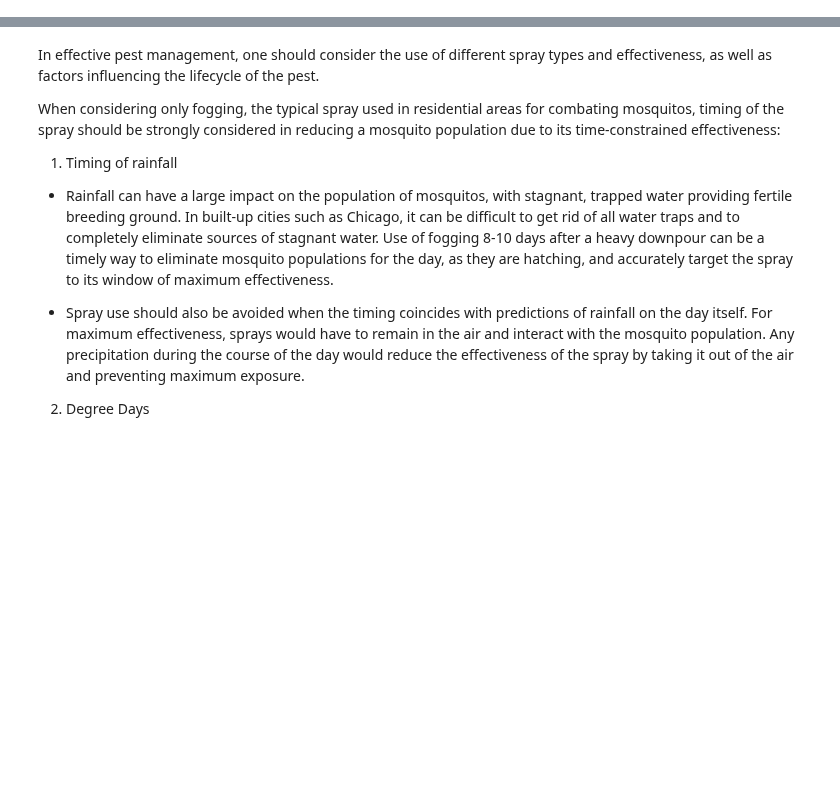
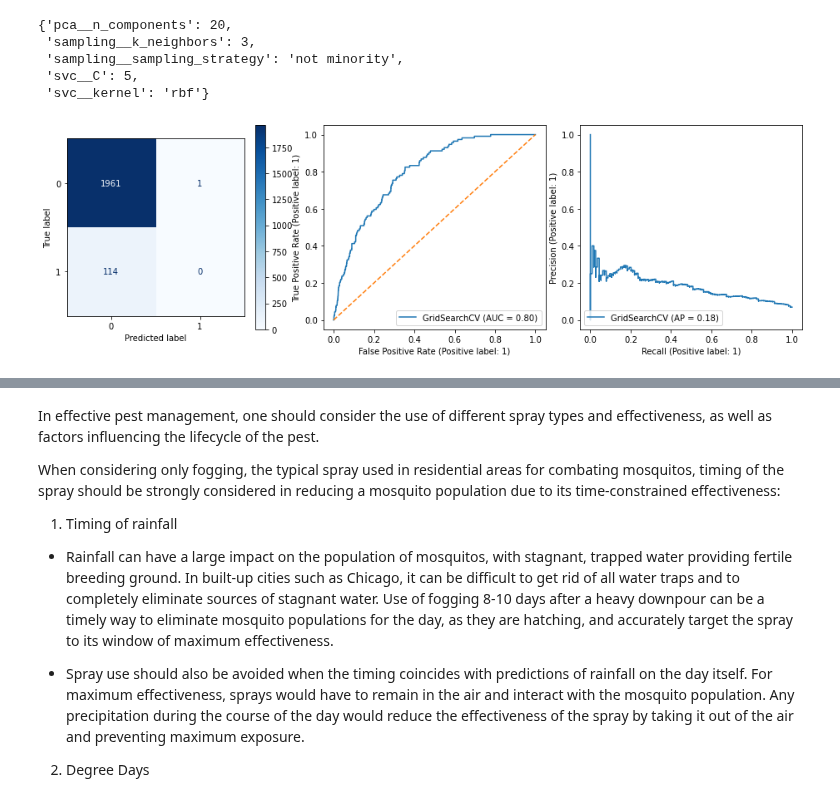
Before and after one commit to kkhalis/project_4, a Jupyter notebook: Project 4 - West Nile Virus Prediction_Khalis.ipynb, the cells around one changed output, grey strips where cells are left out. Cells and saved outputs as stored; diff of their text form; code cells hidden in the pictures; blank space fills up the shorter version.

```diff
--- a/Project 4 - West Nile Virus Prediction_Khalis.ipynb
+++ b/Project 4 - West Nile Virus Prediction_Khalis.ipynb
@@ -1031,0 +411,12 @@ When examining the data, we do not see any similar correlation in mosquito popul
+# %%
+gs_pca_svc.best_params_
+# %% [output]
+{'pca__n_components': 20,
+ 'sampling__k_neighbors': 3,
+ 'sampling__sampling_strategy': 'not minority',
+ 'svc__C': 5,
+ 'svc__kernel': 'rbf'}
+# %%
+mod_metrics = metrics_and_plot_cm(gs_pca_logreg, Xs_val, y_val)
+# %% [output]
+[figure, added]
```
Also changed, not shown: parts of 264 cells of this notebook.
